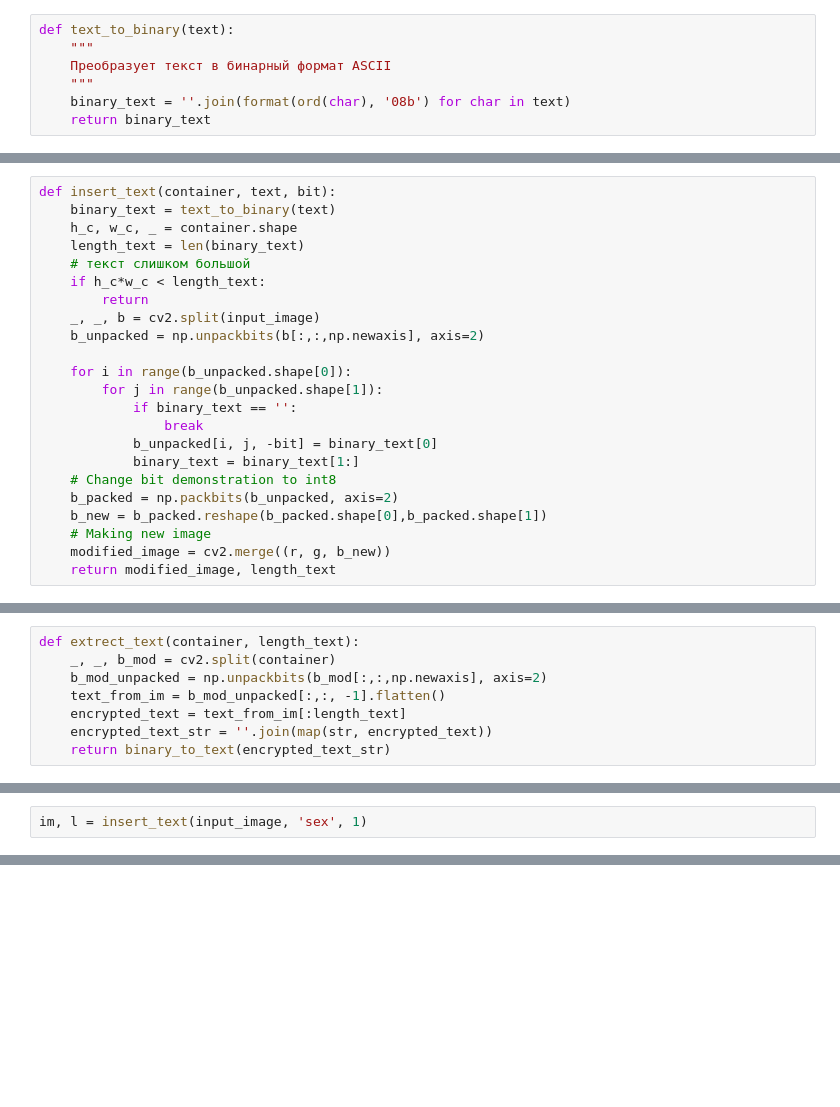
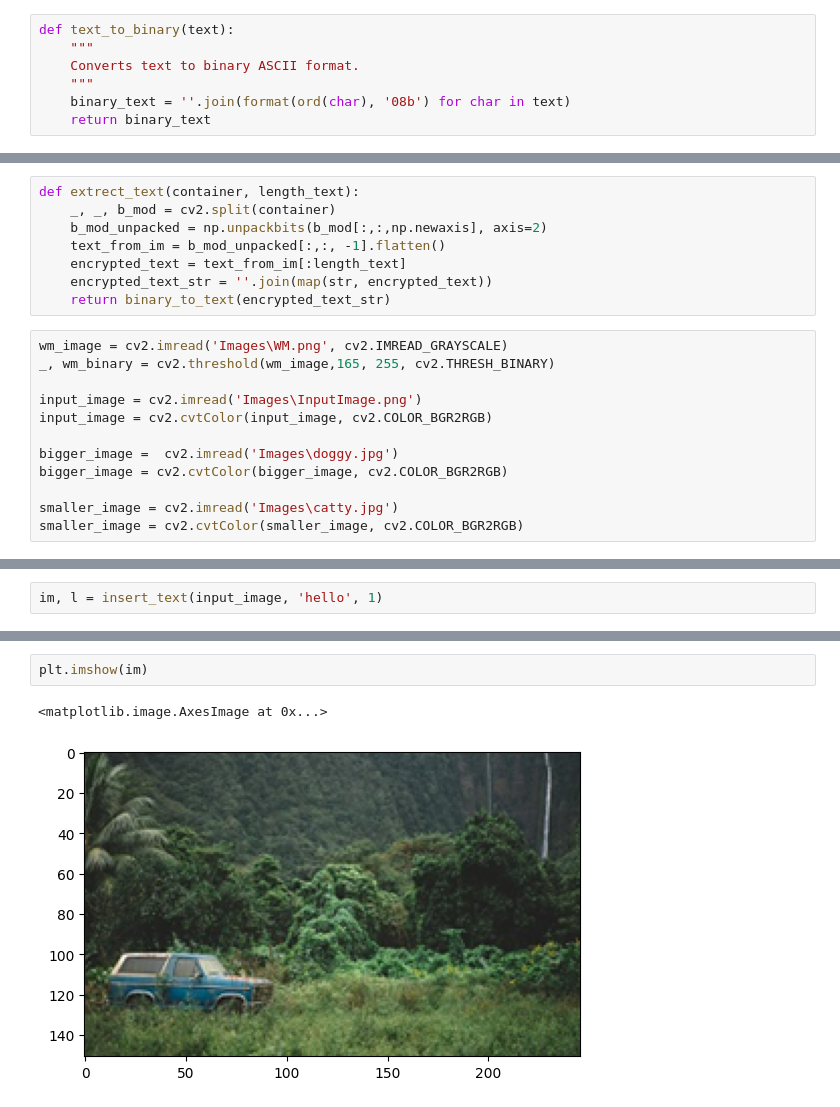
Before and after one commit to gre1wy/CompGraphic, a Jupyter notebook: Lab6/test.ipynb, the cells around one changed output, grey strips where cells are left out. Saved outputs shown, nothing was run; the diff lists cells and outputs as text; blank space fills up the shorter version.

```diff
--- a/Lab6/test.ipynb
+++ b/Lab6/test.ipynb
@@ -73,7 +62,7 @@ plt.imshow(watermark_from_image, cmap='gray')
 # %%
 def text_to_binary(text):
     """
-    Преобразует текст в бинарный формат ASCII
+    Converts text to binary ASCII format.
     """
     binary_text = ''.join(format(ord(char), '08b') for char in text)
     return binary_text
@@ -90,23 +97,0 @@ for i in range(b_unpacked.shape[0]):
-# %%
-def insert_text(container, text, bit):
-    binary_text = text_to_binary(text)
-    h_c, w_c, _ = container.shape
-    length_text = len(binary_text)
-    # текст слишком большой
-    if h_c*w_c < length_text:
-        return
-    _, _, b = cv2.split(input_image)
-    b_unpacked = np.unpackbits(b[:,:,np.newaxis], axis=2)
-
-    for i in range(b_unpacked.shape[0]):
-        for j in range(b_unpacked.shape[1]):
-            if binary_text == '':
-                break
-            b_unpacked[i, j, -bit] = binary_text[0]
-            binary_text = binary_text[1:]
-    # Change bit demonstration to int8
-    b_packed = np.packbits(b_unpacked, axis=2)
-    b_new = b_packed.reshape(b_packed.shape[0],b_packed.shape[1])
-    # Making new image
-    modified_image = cv2.merge((r, g, b_new))
-    return modified_image, length_text
@@ -137,3 +115,15 @@ def extrect_text(container, length_text):
     encrypted_text = text_from_im[:length_text]
     encrypted_text_str = ''.join(map(str, encrypted_text))
     return binary_to_text(encrypted_text_str)
+# %%
+wm_image = cv2.imread('Images\WM.png', cv2.IMREAD_GRAYSCALE)
+_, wm_binary = cv2.threshold(wm_image,165, 255, cv2.THRESH_BINARY)
+
+input_image = cv2.imread('Images\InputImage.png')
+input_image = cv2.cvtColor(input_image, cv2.COLOR_BGR2RGB)
+
+bigger_image =  cv2.imread('Images\doggy.jpg')
+bigger_image = cv2.cvtColor(bigger_image, cv2.COLOR_BGR2RGB)
+
+smaller_image = cv2.imread('Images\catty.jpg')
+smaller_image = cv2.cvtColor(smaller_image, cv2.COLOR_BGR2RGB)
@@ -140,5 +132,5 @@ def extrect_text(container, length_text):
 # %%
-im, l = insert_text(input_image, 'sex', 1)
+im, l = insert_text(input_image, 'hello', 1)
 # %%
 extrect_text(im, l)
 # %% [output]
@@ -145,0 +138,5 @@ extrect_text(im, l)
+# %%
+plt.imshow(im)
+# %% [output]
+<matplotlib.image.AxesImage at 0x...>
+[figure, added]
```
Also changed, not shown: parts of 15 cells of this notebook, 11 other files.
